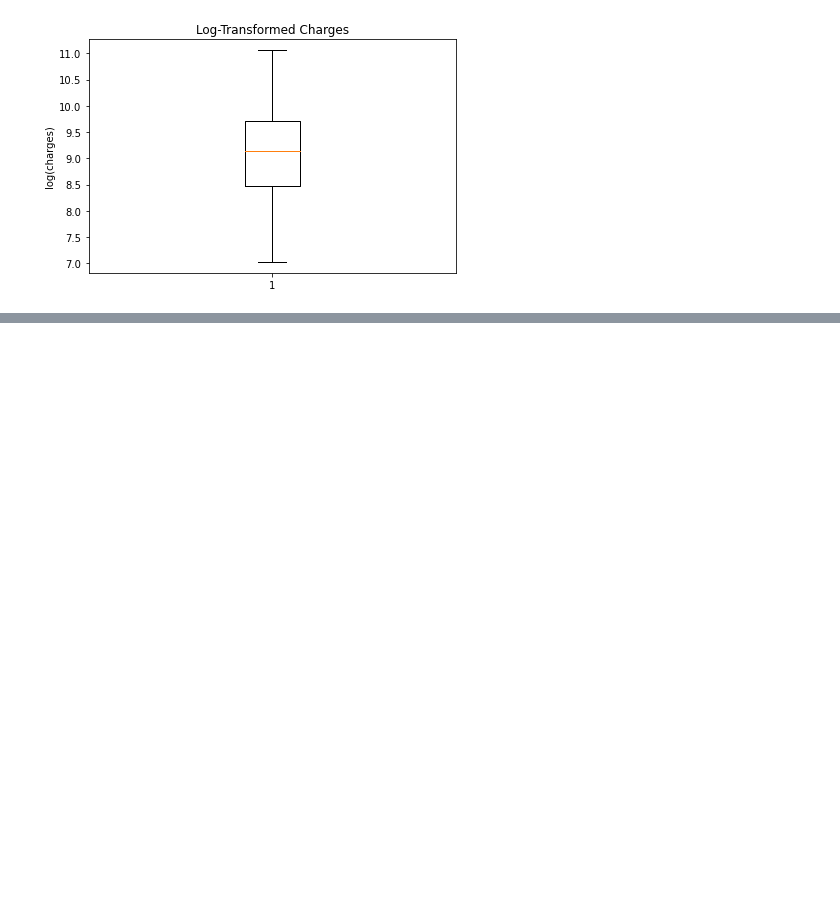
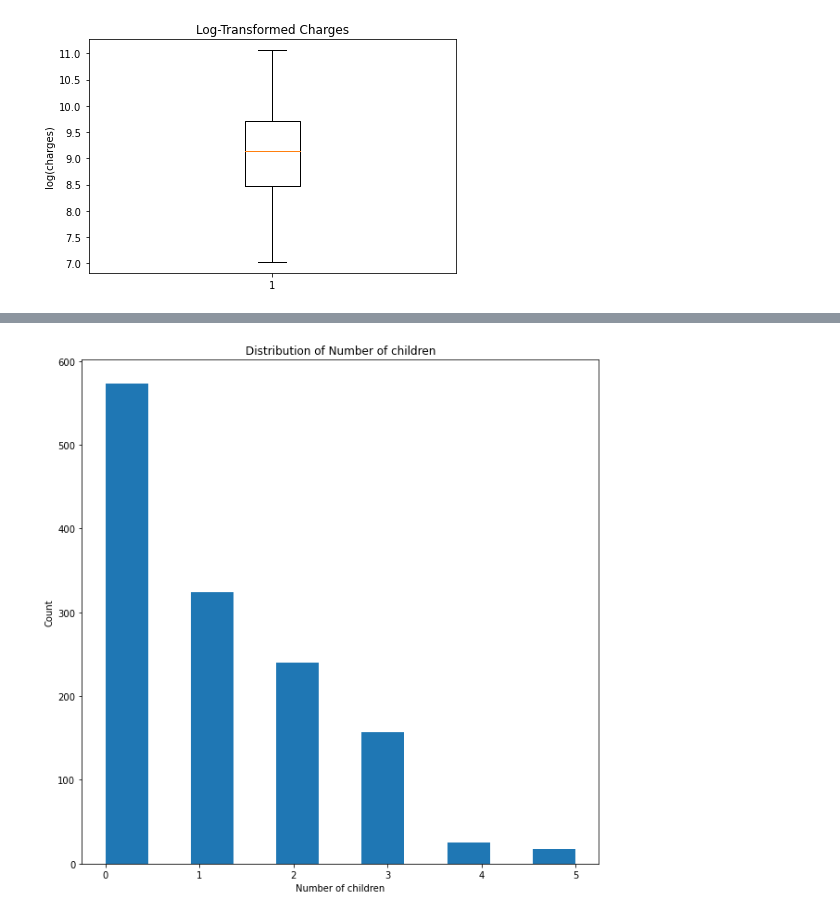
Before and after one commit to Masinde10/Refresher_Insurance, a Jupyter notebook: Insurance Refresher.ipynb, the cells around one changed output, grey strips where cells are left out. Saved outputs shown, nothing was run; the diff lists cells and outputs as text; code cells hidden in the pictures; blank space fills up the shorter version.

```diff
--- a/Insurance Refresher.ipynb
+++ b/Insurance Refresher.ipynb
@@ -112,0 +145,11 @@ plt.show()
+# %%
+#Distribution of Number of children
+colors = ['green', 'red']
+plt.figure(figsize=(10,10))
+plt.hist(df['children'],bins =11)
+plt.title("Distribution of Number of children")
+plt.xlabel("Number of children")
+plt.ylabel("Count")
+plt.tight_layout;
+# %% [output]
+[figure, added]
```
Also changed, not shown: parts of 6 cells of this notebook.
